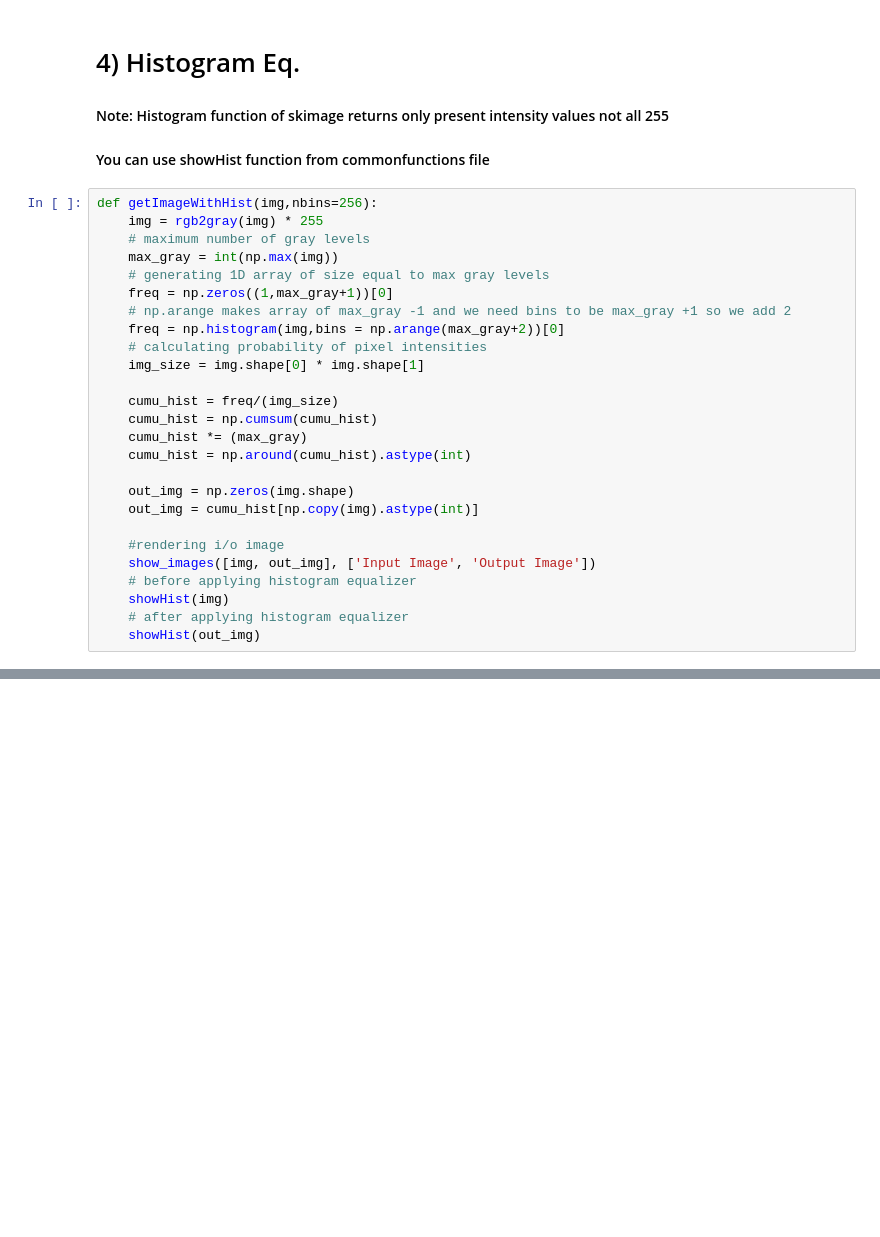
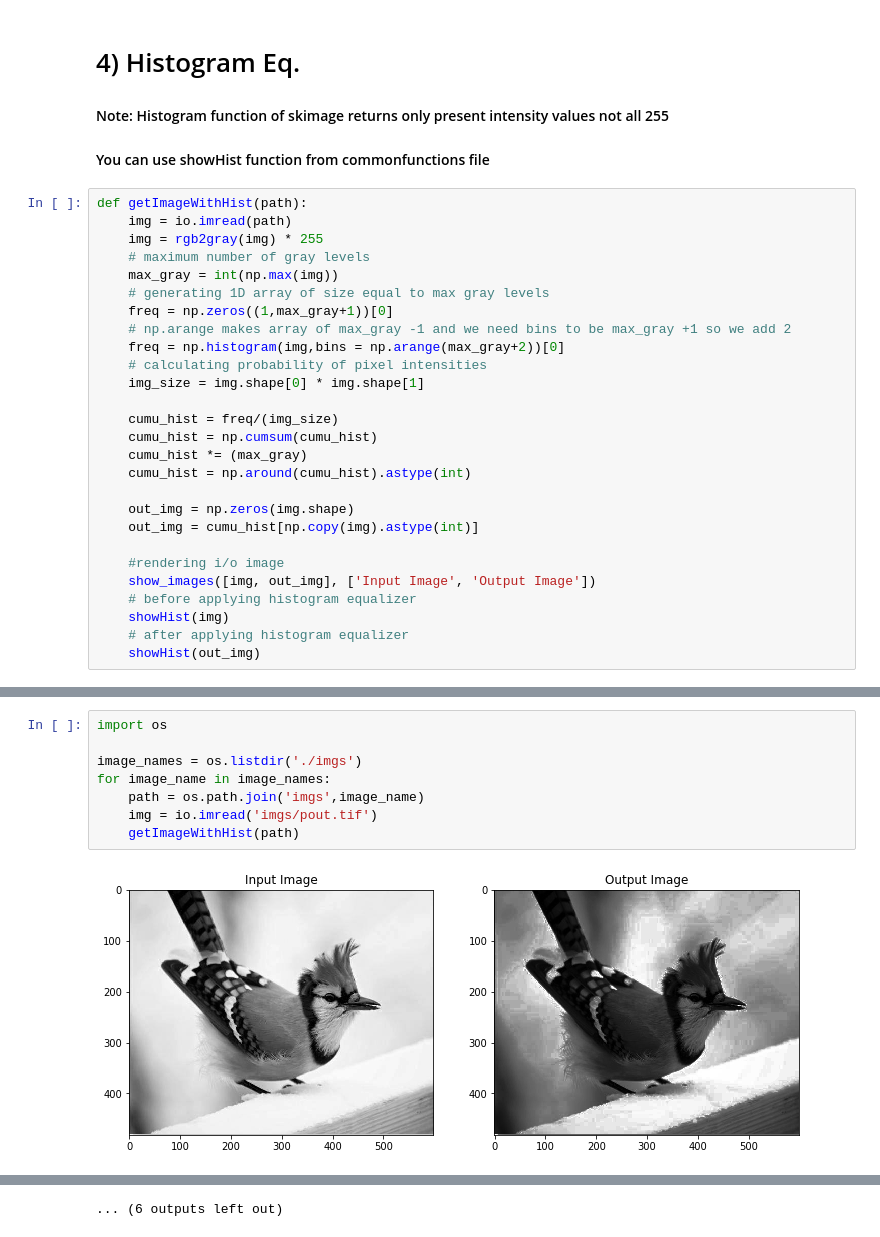
Before and after one commit to OmarDesoky/Image-processing, a Jupyter notebook: Lab3-std/Lab3/Lab3_STD.ipynb, the cells around one changed output, grey strips where cells are left out. Saved outputs shown, nothing was run; the diff lists cells and outputs as text; blank space fills up the shorter version.

Commit message:
performing hist_equalizer on all imgs in imgs folder

```diff
--- a/Lab3-std/Lab3/Lab3_STD.ipynb
+++ b/Lab3-std/Lab3/Lab3_STD.ipynb
@@ -84,7 +81,8 @@ gammaCorrection(img, 1, 0.5)
 #### Note: Histogram function of skimage returns only present intensity values not all 255
 #### You can use showHist function from commonfunctions file
 # %%
-def getImageWithHist(img,nbins=256):
+def getImageWithHist(path):
+    img = io.imread(path)
     img = rgb2gray(img) * 255
     # maximum number of gray levels
     max_gray = int(np.max(img))
@@ -118,0 +110,10 @@ getImageWithHist(img,nbins=256)
+# %%
+import os
+
+image_names = os.listdir('./imgs')
+for image_name in image_names:
+    path = os.path.join('imgs',image_name)
+    img = io.imread('imgs/pout.tif')
+    getImageWithHist(path)
+# %% [output]
+[figure, added]
@@ -118,0 +131 @@ getImageWithHist(img,nbins=256)
+... (6 outputs left out)
```
Also changed, not shown: parts of 3 cells of this notebook.
